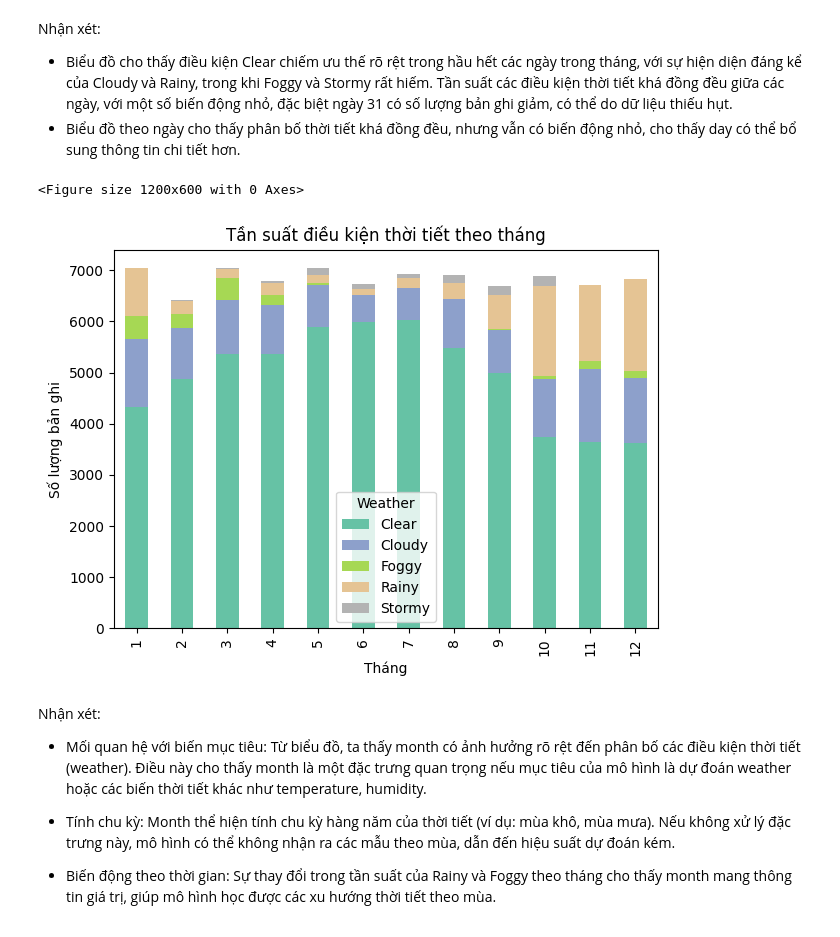
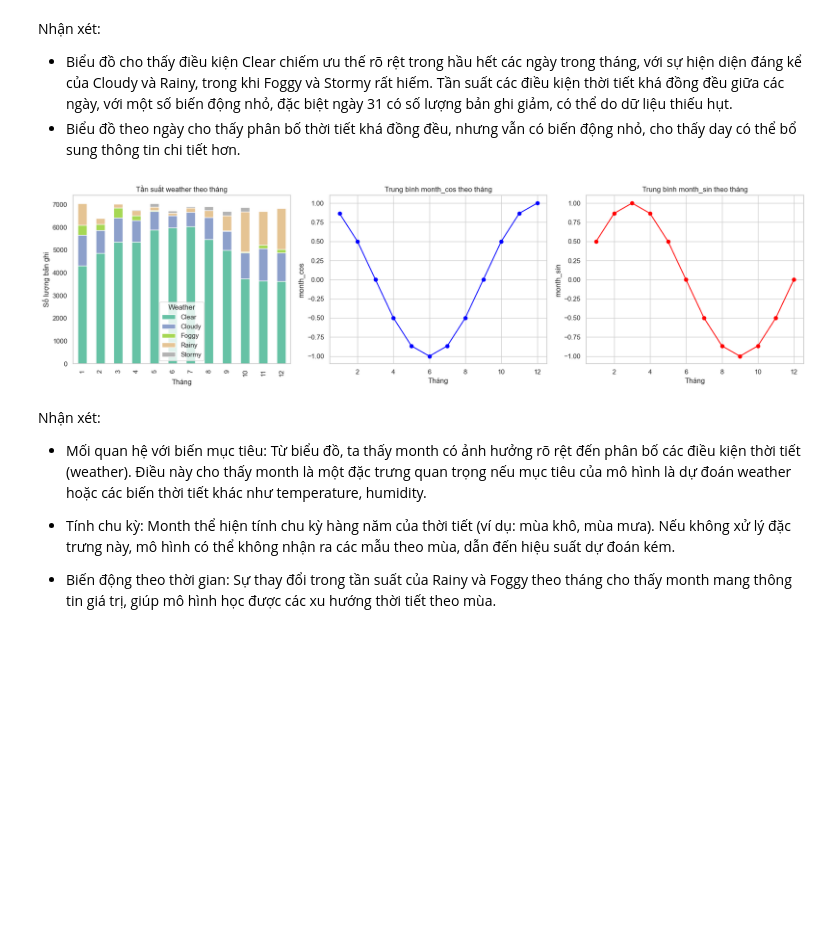
Before and after one commit to WinG-282k4/Weather-forecast, a Jupyter notebook: analyze_data_weather.ipynb, the cells around one changed output. Saved outputs shown, nothing was run; the diff lists cells and outputs as text; code cells hidden in the pictures; blank space fills up the shorter version.

```diff
--- a/analyze_data_weather.ipynb
+++ b/analyze_data_weather.ipynb
@@ -281,21 +428,42 @@ Nhận xét:
 - Biểu đồ cho thấy điều kiện Clear chiếm ưu thế rõ rệt trong hầu hết các ngày trong tháng, với sự hiện diện đáng kể của Cloudy và Rainy, trong khi Foggy và Stormy rất hiếm. Tần suất các điều kiện thời tiết khá đồng đều giữa các ngày, với một số biến động nhỏ, đặc biệt ngày 31 có số lượng bản ghi giảm, có thể do dữ liệu thiếu hụt.
 - Biểu đồ theo ngày cho thấy phân bố thời tiết khá đồng đều, nhưng vẫn có biến động nhỏ, cho thấy day có thể bổ sung thông tin chi tiết hơn.
 # %%
-# Đếm tần suất điều kiện thời tiết theo tháng
+# Tần suất weather theo month
 weather_by_month = df.groupby(['month', 'weather']).size().unstack(fill_value=0)
 
-# Vẽ biểu đồ cột xếp chồng
-plt.figure(figsize=(12, 6))
-weather_by_month.plot(kind='bar', stacked=True, colormap='Set2')
-plt.title('Tần suất điều kiện thời tiết theo tháng')
+plt.figure(figsize=(18, 5))
+
+# Biểu đồ cột xếp chồng weather
+plt.subplot(1, 3, 1)
+weather_by_month.plot(kind='bar', stacked=True, colormap='Set2', ax=plt.gca())
+plt.title('Tần suất weather theo tháng')
 plt.xlabel('Tháng')
 plt.ylabel('Số lượng bản ghi')
+plt.grid(False)
 plt.legend(title='Weather')
+
+# Trung bình month_cos theo tháng
+plt.subplot(1, 3, 2)
+mean_month_cos = df.groupby('month')['month_cos'].mean()
+plt.plot(mean_month_cos.index, mean_month_cos.values, marker='o', color='blue')
+plt.title('Trung bình month_cos theo tháng')
+plt.xlabel('Tháng')
+plt.ylabel('month_cos')
+plt.grid(True)
+
+# Trung bình month_sin theo tháng
+plt.subplot(1, 3, 3)
+mean_month_sin = df.groupby('month')['month_sin'].mean()
+plt.plot(mean_month_sin.index, mean_month_sin.values, marker='o', color='red')
+plt.title('Trung bình month_sin theo tháng')
+plt.xlabel('Tháng')
+plt.ylabel('month_sin')
+plt.grid(True)
+
 plt.tight_layout()
 plt.show()
 # %% [output]
-<Figure size 1200x600 with 0 Axes>
-[figure, old version]
+[figure, new version]
 # %% [markdown]
 Nhận xét:
 
```
Also changed, not shown: parts of 18 cells of this notebook, 6 other files.
